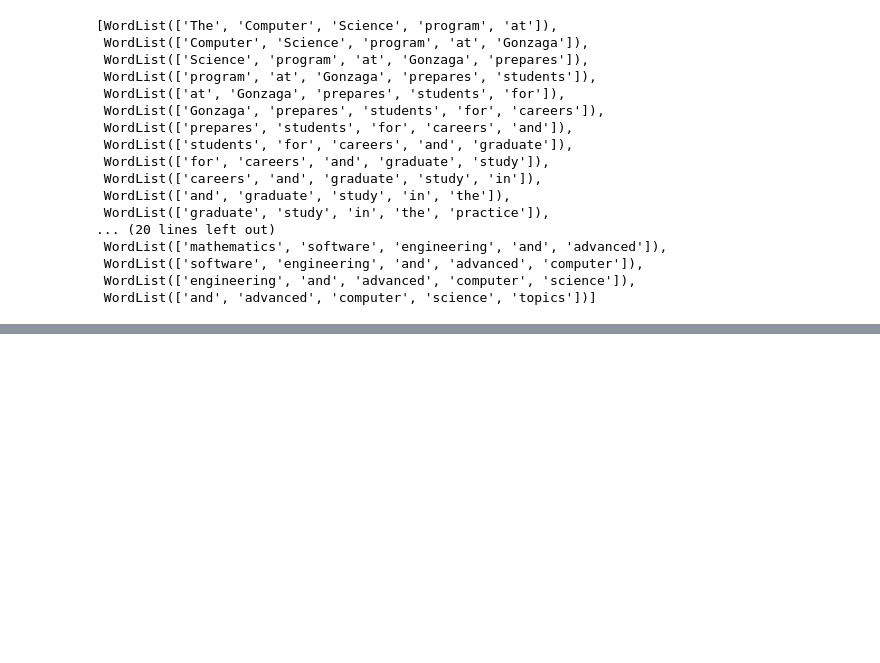
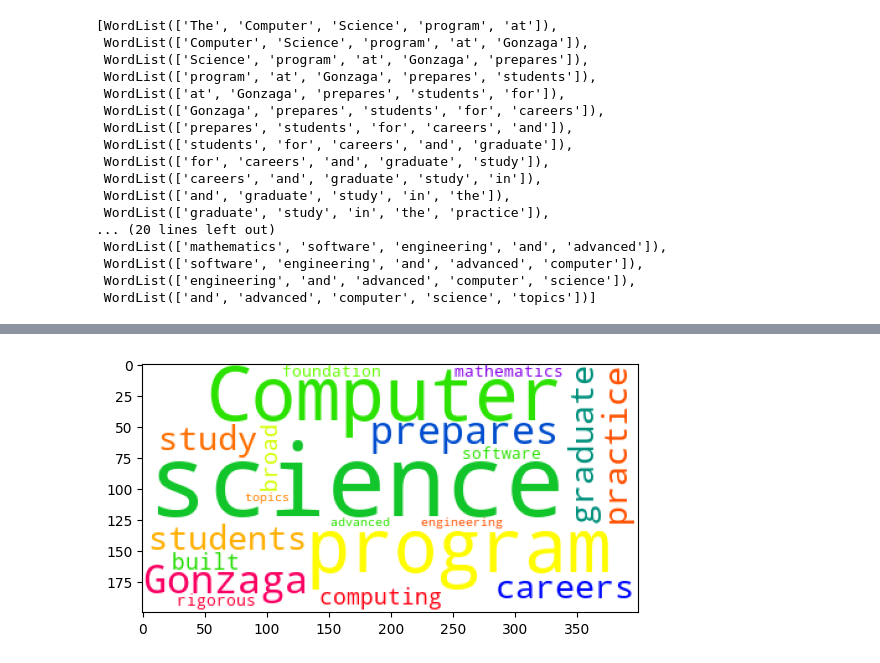
Before and after one commit to GonzagaCPSC222/U7-Machine-Learning-NLP, a Jupyter notebook: E Intro to Natural Language Processing.ipynb, the cells around one changed output, grey strips where cells are left out. Cells and saved outputs as stored; diff of their text form; code cells hidden in the pictures; blank space fills up the shorter version.

```diff
--- a/E Intro to Natural Language Processing.ipynb
+++ b/E Intro to Natural Language Processing.ipynb
@@ -280,0 +356,12 @@ blob.ngrams(5) # default is 3-gram
+# %%
+from wordcloud import WordCloud
+plt.figure()
+wordcloud = WordCloud(colormap="prism", background_color="white")
+wordcloud = wordcloud.generate(gu_cs_text)
+# write to file
+#wordcloud.to_file("wordcloud.png")
+# plot with matplotlib
+plt.imshow(wordcloud)
+plt.show()
+# %% [output]
+[figure, added]
```
Also changed, not shown: parts of 19 cells of this notebook, 6 other files.
